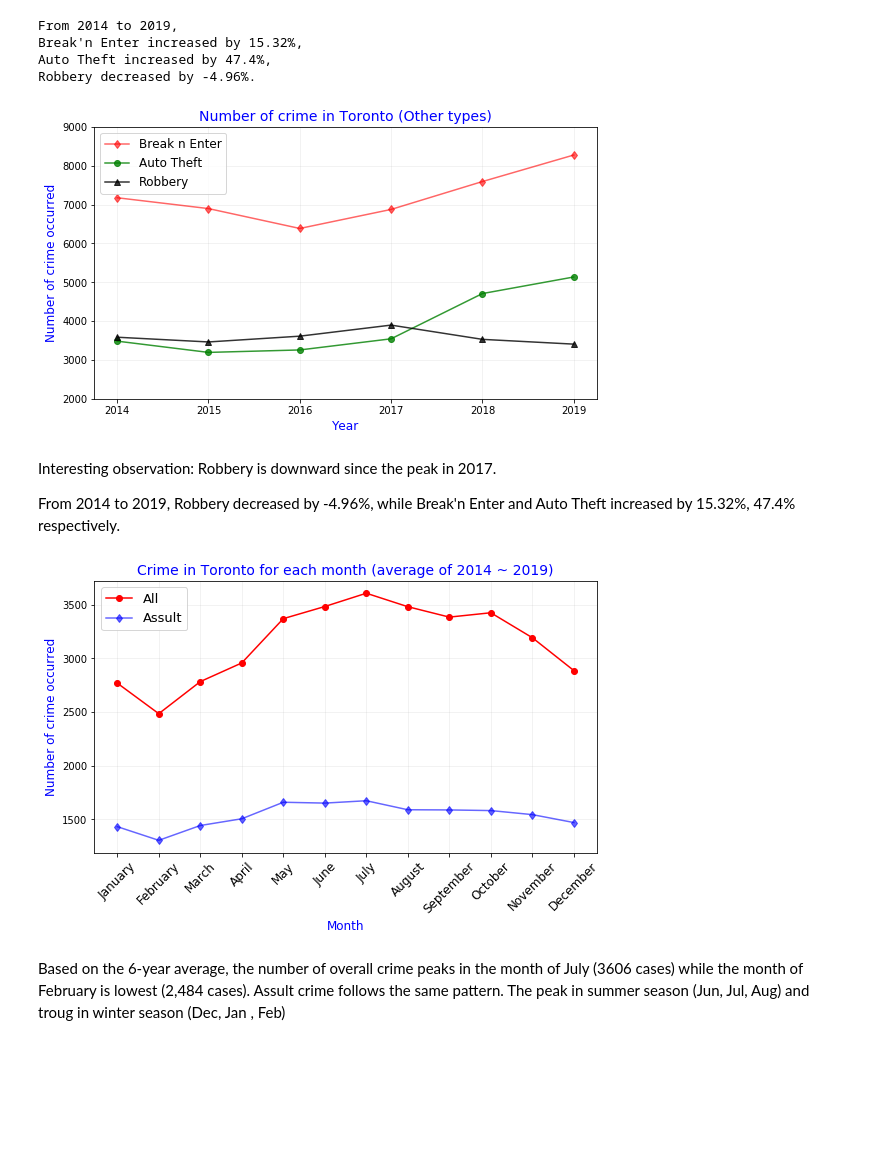
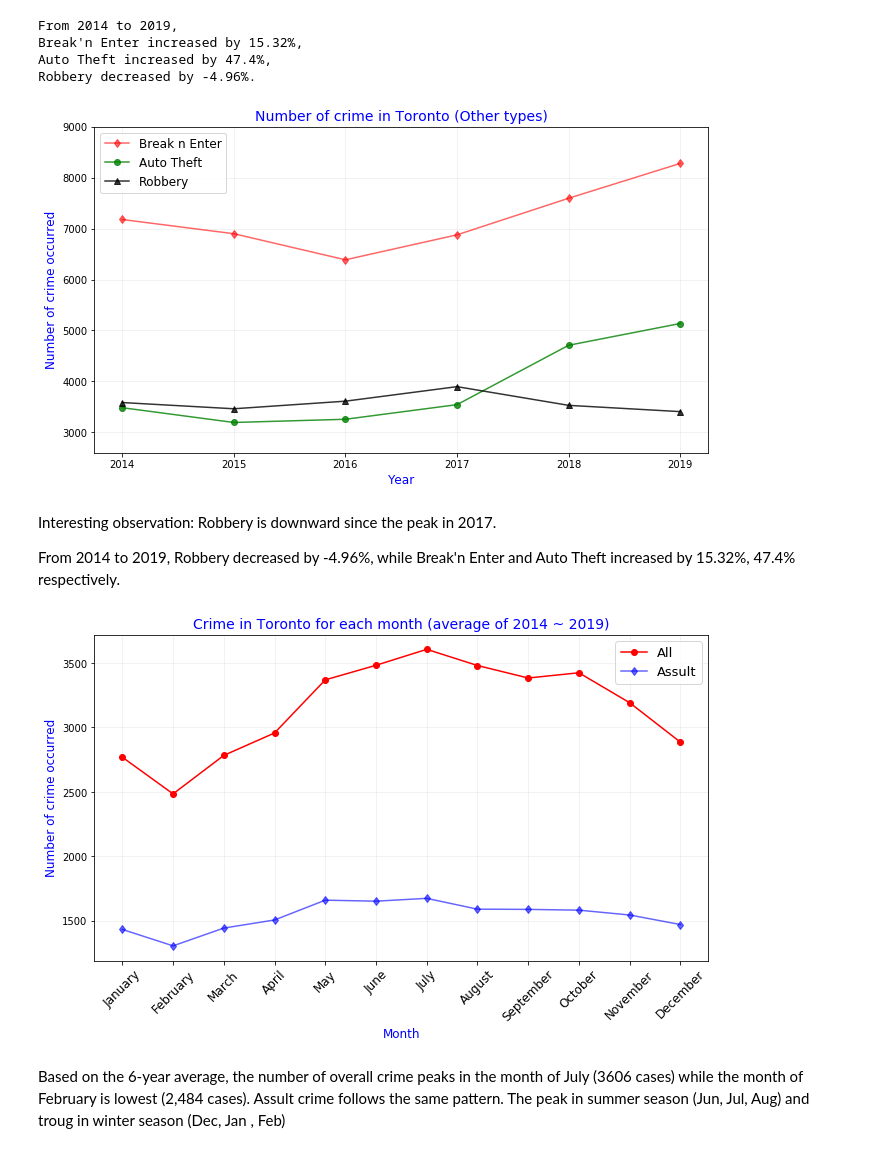
Before and after one commit to neha-nayeem/Project-01, a Jupyter notebook: Q4_Jaehong.ipynb, the cells around one changed output. Saved outputs shown, nothing was run; the diff lists cells and outputs as text; code cells hidden in the pictures; blank space fills up the shorter version.

```diff
--- a/Q4_Jaehong.ipynb
+++ b/Q4_Jaehong.ipynb
@@ -171,7 +161,7 @@ Robbery decreased by -4.96%.
 # %%
 x_axis = crime_data_assult["occurrenceyear"].unique()
 
-plt.figure(figsize=(9,5))
+plt.figure(figsize=(11,6))
 
 y_value= crime_data_BnE_year['Count']
 BnE, =plt.plot(x_axis,y_value,color ='red',alpha=0.6, marker="d",label="Break n Enter")
@@ -186,13 +176,13 @@ plt.title("Number of crime in Toronto (Other types)",fontsize =14, color ='blue'
 plt.xlabel('Year',fontsize =12,color ='blue')
 plt.ylabel('Number of crime occurred',fontsize =12,color ='blue')
 plt.grid(alpha=0.2)
-plt.ylim(2000, 9000)
+plt.ylim(2600, 9000)
 plt.legend(handles=[BnE,auto, robb], loc="best",fontsize =12 )
 
 plt.savefig("Data Output/Others_year.png")
 plt.show()
 # %% [output]
-[figure, old version]
+[figure, new version]
 # %% [markdown]
 Interesting observation: Robbery is downward since the peak in 2017.
 
@@ -214,28 +205,28 @@ crime_data_Grp_month = crime_data_Grp_month.sort_index()
 # %%
 x_axis = ['January','February','March','April', 'May', 'June','July', 'August', 'September',
           'October',  'November', 'December']
 
-plt.figure(figsize=(9,5))
+plt.figure(figsize=(11,6))
 
 y_value= crime_data_Grp_month['Count']
 all_crime, = plt.plot(x_axis, y_value, color ='red', marker = "o", label="All")
 
 
 y_value= crime_data_assult_month['Count']
 assult, =plt.plot(x_axis,y_value,color ='blue',alpha=0.6, marker="d",label="Assult")
 
 plt.title("Crime in Toronto for each month (average of 2014 ~ 2019)",fontsize =14, color ='blue')
 plt.xlabel('Month',fontsize =12,color ='blue')
 plt.ylabel('Number of crime occurred',fontsize =12,color ='blue')
 plt.grid(alpha=0.2)
 plt.xticks(rotation=45,fontsize =12)
 #plt.ylim(2400, 3700)
 plt.legend(handles=[all_crime, assult], loc="best",fontsize =13 )
 
 plt.savefig("Data Output/Crime_month.png")
 plt.show()
 # %% [output]
-[figure, old version]
+[figure, new version]
 # %% [markdown]
 Based on the 6-year average, the number of overall crime peaks in the month of July (3606 cases) while the month of February is lowest (2,484 cases). Assult crime follows the same pattern. The peak in summer season (Jun, Jul, Aug) and troug in winter season (Dec, Jan , Feb)
 # %%
```
Also changed, not shown: parts of 18 cells of this notebook, 5 other files.
